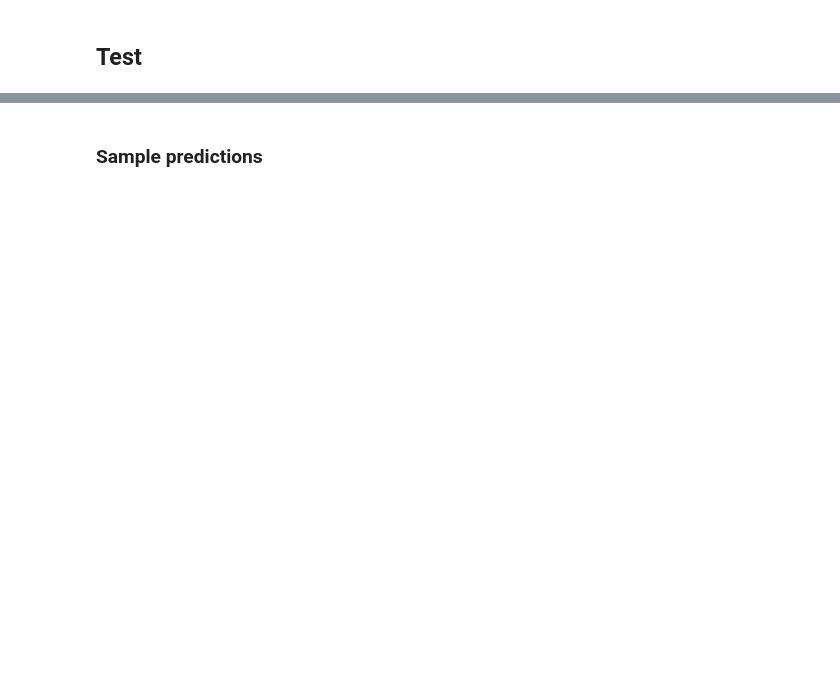
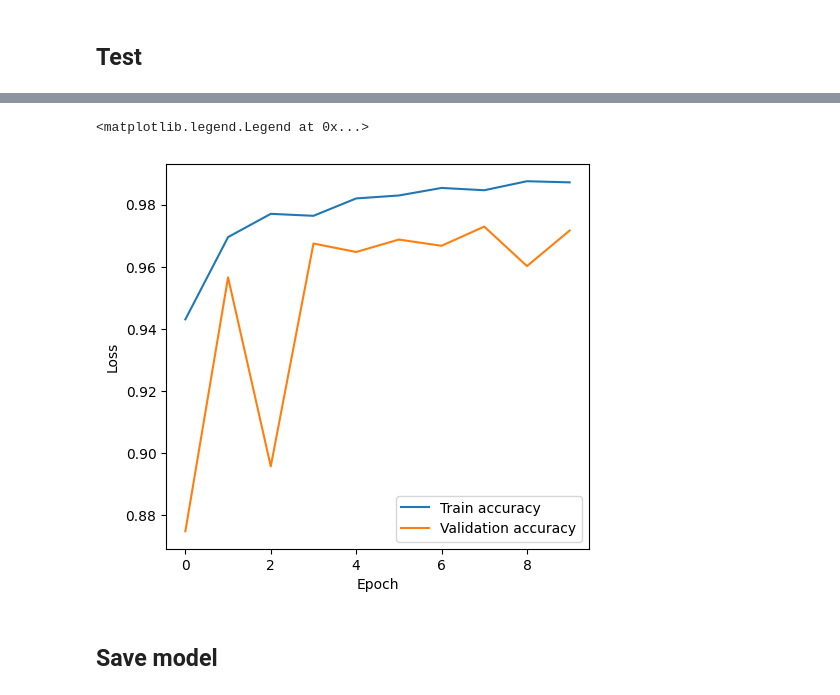
Before and after one commit to witek3100/Map-creator--Studio-proj.-AGH, a Jupyter notebook: model/training.ipynb, the cells around one changed output, grey strips where cells are left out. Cells and saved outputs as stored; diff of their text form; code cells hidden in the pictures; blank space fills up the shorter version.

Commit message:
upgrades for training notebook

```diff
--- a/model/training.ipynb
+++ b/model/training.ipynb
@@ -17,7 +22,7 @@ from torchvision import transforms, models
 BASE_DIR = '/kaggle/input/eurosat-dataset/EuroSAT'
 BATCH_SIZE = 128
 DEVICE = torch.device("cuda" if torch.cuda.is_available() else "cpu")
-NUM_EPOCHS = 5
+NUM_EPOCHS = 10
 # %% [markdown]
 ## Loading data
 # %%
@@ -159,6 +240,25 @@ def accuracy(pred, targ):
         if float(round(pred.item())) == targ.item():
             pos += 1
     return pos/BATCH_SIZE
+# %%
+class EarlyStopping:
+    def __init__(self, patience, min_delta):
+        self.patience = patience
+        self.min_delta = min_delta
+        self.counter = 0
+        self.min_validation_loss = float('inf')
+
+    def early_stop(self, validation_loss):
+        if validation_loss < self.min_validation_loss:
+            self.min_validation_loss = validation_loss
+            self.counter = 0
+        elif validation_loss > (self.min_validation_loss + self.min_delta):
+            self.counter += 1
+            if self.counter >= self.patience:
+                return True
+        return False
+
+es = EarlyStopping(2, 0.01)
 # %% [markdown]
 ## Training
 # %%
@@ -223,3 +323,7 @@ for epoch in range(NUM_EPOCHS):
     val_acc = val_acc/len(val_loader)
     val_accs.append(val_acc)
     print(f'validation accuracy: {round(val_acc, 3)}')
+
+    if es.early_stop(validation_loss):
+        print('validation loss is not decresing - training stopped')
+        break
@@ -259,10 +388,11 @@ plt.legend()
 # %%
 plt.figure(figsize=(12, 5))
 plt.subplot(1, 2, 1)
 plt.plot(train_accs, label='Train accuracy')
 plt.plot(val_accs, label='Validation accuracy')
 plt.xlabel('Epoch')
 plt.ylabel('Loss')
-plt.legend()vv
+plt.legend()
+# %% [output]
+<matplotlib.legend.Legend at 0x...>
+[figure, added]
-# %% [markdown]
-### Sample predictions
@@ -286,0 +399,2 @@ for image_batch, label_batch in train_loader:
+# %% [markdown]
+## Save model
```
Also changed, not shown: parts of 13 cells of this notebook, 1 other file.
